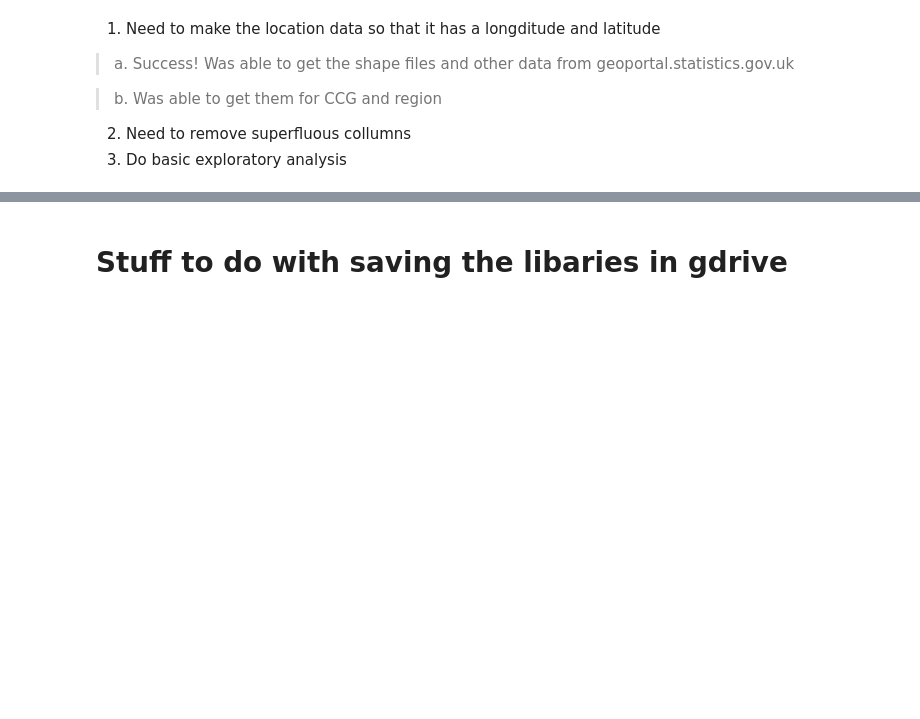
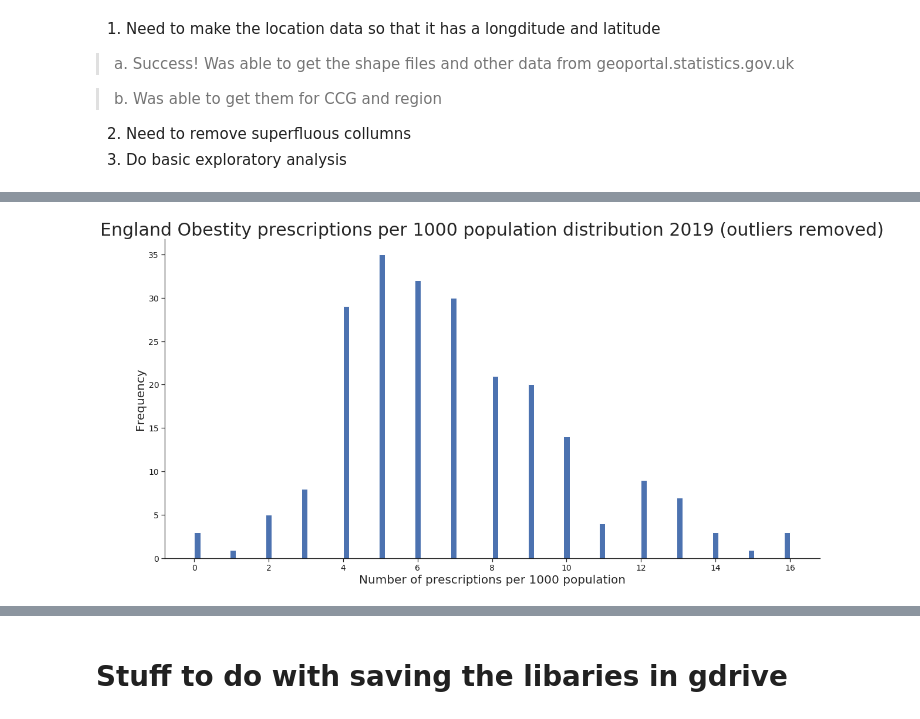
Before and after one commit to EnglishDevil/Mapthing, a Jupyter notebook: Map_of_Obesity_Yorkshire.ipynb, the cells around one changed output, grey strips where cells are left out. Drawn from its saved outputs; the diff is of its cells as text; code cells hidden in the pictures; blank space fills up the shorter version.

```diff
--- a/Map_of_Obesity_Yorkshire.ipynb
+++ b/Map_of_Obesity_Yorkshire.ipynb
@@ -113,3 +113,21 @@ df.head()
 | 2 | E39000029 | NaN | Q72 | N | NHS England North (Yorkshire and ... | 47,999 | 9.0 |
 | 3 | E38000001 | NaN | 02N | N | NHS Airedale, Wharfedale and Craven | 827 | 5.0 |
 | 4 | E38000006 | NaN | 02P | N | NHS Barnsley | 3,996 | 16.0 |
+# %%
+#rename collumns
+df.columns = ['region' , 'blank' , 'com_region' , 'area' , 'ccg' , 'pres_items' , 'per_1000_pop']
+#remove the dud rows at the end
+#cdf clean dataframe
+truncate = df[:-12]
+#below is when i tried to remove the , values in the numbers but it wasnt working so i tried a different way
+#cdf['pres_items'].astype(float)
+#clean = truncate.replace(to_replace= r",", value='', regex=True)
+#cdf = clean['pres_items'].astype(float)
+
+#removing comma values using method sam showed me
+truncate['pres_items'] = truncate['pres_items'].apply (lambda x : float(str(x).replace(',','')))
+#still can object so change it to a numeric value
+truncate['pres_items'] = pd.to_numeric(truncate['pres_items'])
+cdf = truncate
+
+cdf
@@ -115,0 +193,24 @@ df.head()
+# %%
+#A histogram of the data to see if its normally distributed
+no_outliers = cdf[np.abs(cdf.per_1000_pop-cdf.per_1000_pop.mean())<=(3*cdf.per_1000_pop.std())]
+
+fig = plt.figure(figsize=(20, 10))
+ax = plt.subplot(111)
+ax.spines["top"].set_visible(False)
+ax.spines["right"].set_visible(False)
+ax.spines['left'].set_color('#1a1a1a')
+ax.spines['bottom'].set_color('#1a1a1a')
+
+ax.get_xaxis().tick_bottom()
+ax.get_yaxis().tick_left()
+
+plt.xticks(fontsize=14, color='#1a1a1a')
+plt.yticks(fontsize=14, color='#1a1a1a')
+
+plt.title('England Obestity prescriptions per 1000 population distribution 2019 (outliers removed)', fontsize=30)
+plt.xlabel('Number of prescriptions per 1000 population', fontsize=20)
+plt.ylabel('Frequency', fontsize=20)
+
+plt.hist(no_outliers.per_1000_pop, bins=100);
+# %% [output]
+[figure, added]
```
Also changed, not shown: parts of 7 cells of this notebook.
